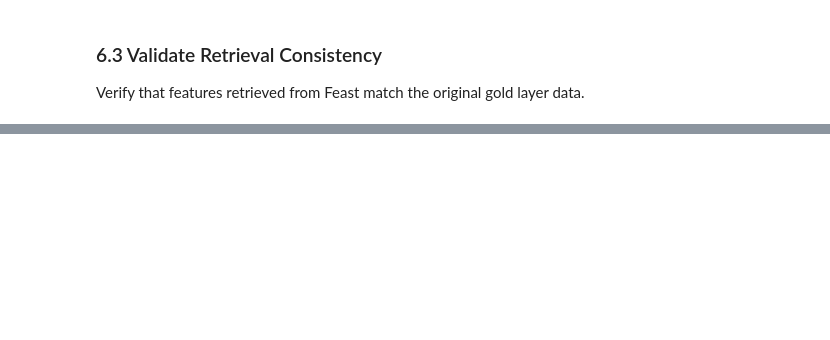
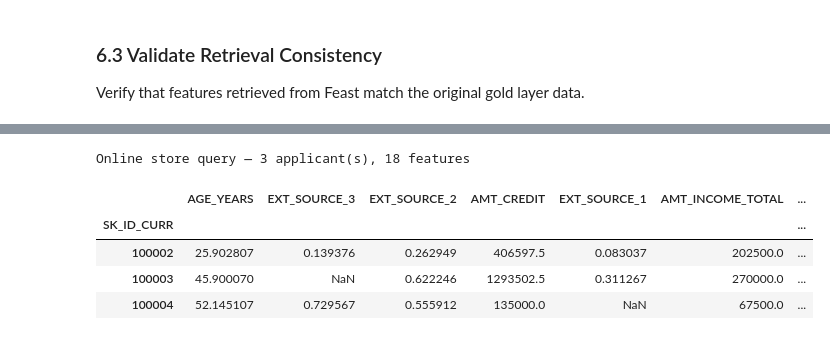
Before and after one commit to felipefl142/credit-risk-prediction-mlplatform, a Jupyter notebook: notebooks/04_feature_store.ipynb, the cells around one changed output, grey strips where cells are left out. Drawn from its saved outputs; the diff is of its cells as text; code cells hidden in the pictures; blank space fills up the shorter version.

```diff
--- a/notebooks/04_feature_store.ipynb
+++ b/notebooks/04_feature_store.ipynb
@@ -284,0 +429,42 @@ print(f"\n{'All features match!' if all_match else 'ERRORS DETECTED — check fe
+# %%
+# ── Ad-hoc feature query ──────────────────────────────────────────────
+# Change these two variables and re-run the cell to explore any applicant/features.
+
+QUERY_IDS = [100002, 100003, 100004]  # <-- SK_ID_CURR(s) to look up
+
+QUERY_FEATURES = [                     # <-- feature_view:feature pairs
+    "applicant_features:AMT_INCOME_TOTAL",
+    "applicant_features:AMT_CREDIT",
+    "applicant_features:AGE_YEARS",
+    "applicant_features:EXT_SOURCE_1",
+    "applicant_features:EXT_SOURCE_2",
+    "applicant_features:EXT_SOURCE_3",
+    "bureau_features:BUREAU_CREDIT_COUNT",
+    "bureau_features:BUREAU_AMT_CREDIT_SUM_SUM",
+    "bureau_features:BUREAU_OVERDUE_CREDIT_PROPORTION",
+    "credit_history_features:PREV_APPLICATION_COUNT",
+    "credit_history_features:PREV_STATUS_APPROVED_COUNT",
+    "credit_history_features:INST_PAYMENT_DIFF_MEAN",
+    # Missing indicators (top 6)
+    "missing_indicator_features:EXT_SOURCE_1_IS_MISSING",
+    "missing_indicator_features:EXT_SOURCE_3_IS_MISSING",
+    "missing_indicator_features:OWN_CAR_AGE_IS_MISSING",
+    "missing_indicator_features:OCCUPATION_TYPE_IS_MISSING",
+    "missing_indicator_features:BUREAU_CREDIT_COUNT_IS_MISSING",
+    "missing_indicator_features:PREV_APPLICATION_COUNT_IS_MISSING",
+]
+
+# ── Online store lookup (low latency) ────────────────────────────────
+entity_rows = [{"SK_ID_CURR": sid} for sid in QUERY_IDS]
+result = fs.get_online_features(features=QUERY_FEATURES, entity_rows=entity_rows)
+result_df = pd.DataFrame(result.to_dict()).set_index("SK_ID_CURR")
+
+print(f"Online store query — {len(QUERY_IDS)} applicant(s), {len(QUERY_FEATURES)} features\n")
+result_df
+# %% [output]
+Online store query — 3 applicant(s), 18 features
+|  | AGE_YEARS | EXT_SOURCE_3 | EXT_SOURCE_2 | AMT_CREDIT | EXT_SOURCE_1 | AMT_INCOME_TOTAL | ... |
+| SK_ID_CURR |  |  |  |  |  |  | ... |
+| 100002 | 25.902807 | 0.139376 | 0.262949 | 406597.5 | 0.083037 | 202500.0 | ... |
+| 100003 | 45.900070 | NaN | 0.622246 | 1293502.5 | 0.311267 | 270000.0 | ... |
+| 100004 | 52.145107 | 0.729567 | 0.555912 | 135000.0 | NaN | 67500.0 | ... |
```
Also changed, not shown: parts of 13 cells of this notebook, 4 other files.
